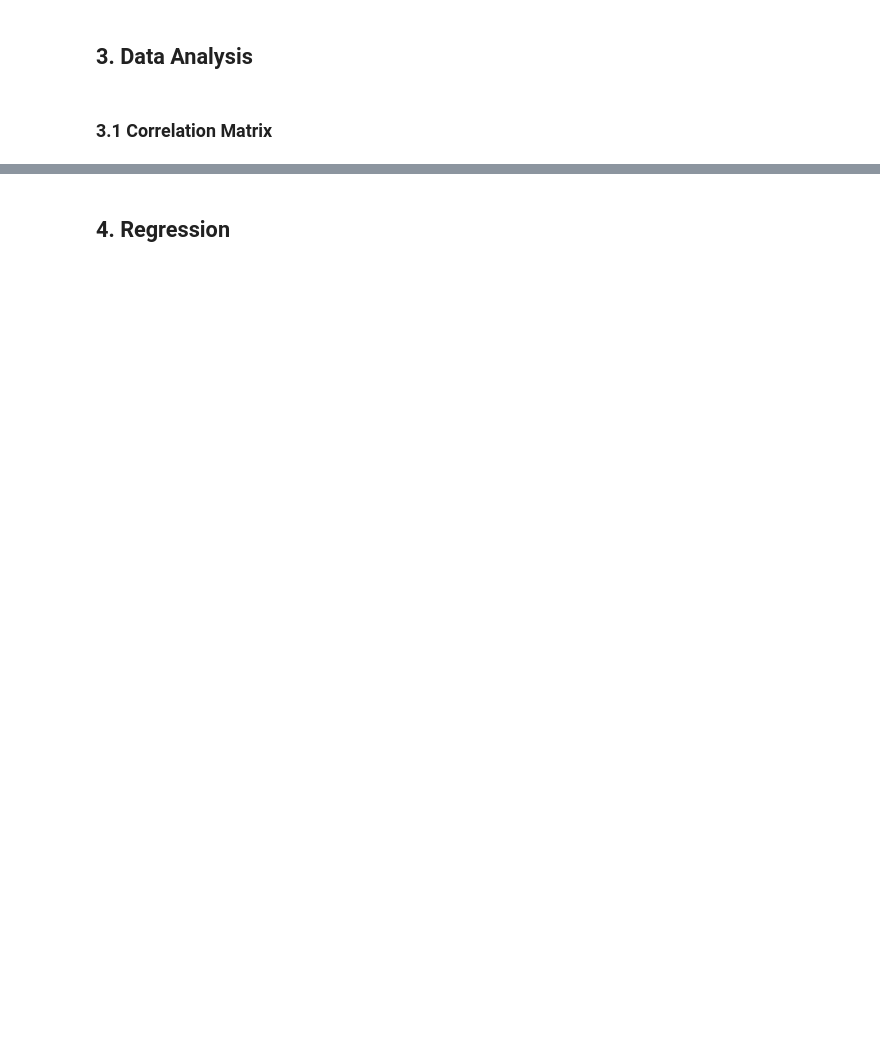
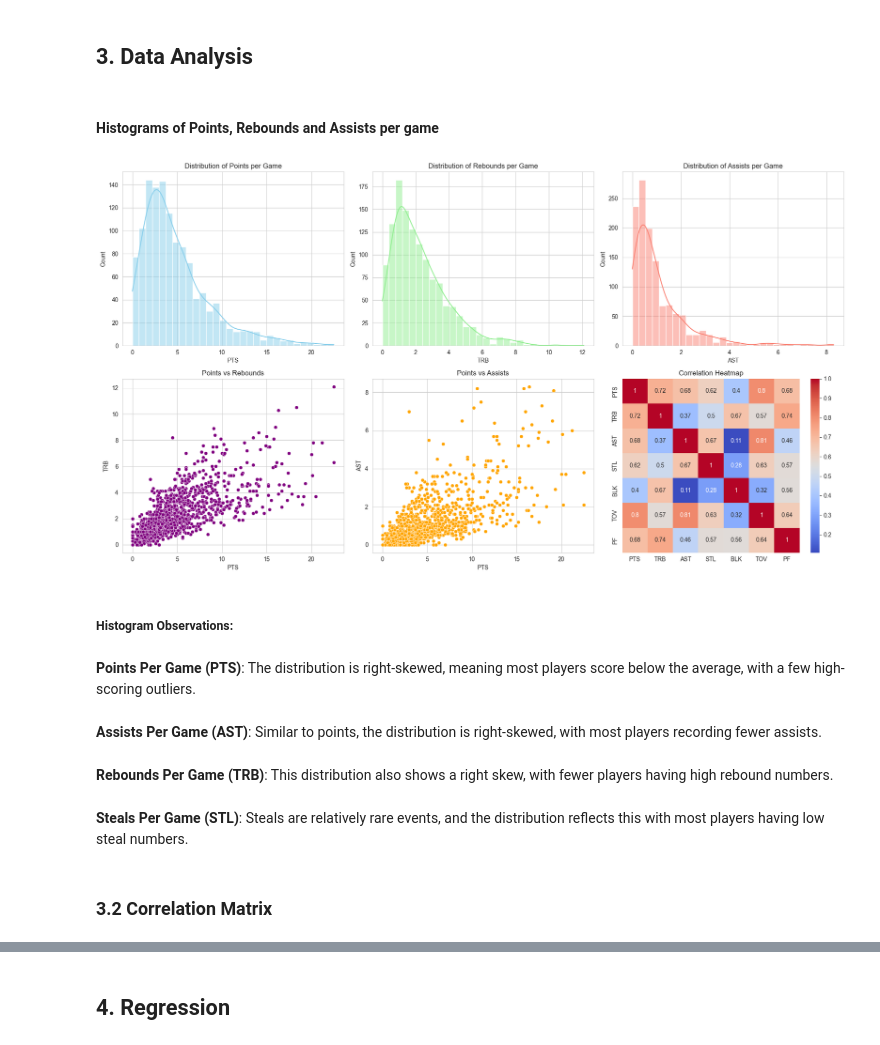
Before and after one commit to ywateba/fds_2023_project, a Jupyter notebook: final_project.ipynb, the cells around one changed output, grey strips where cells are left out. Cells and saved outputs as stored; diff of their text form; code cells hidden in the pictures; blank space fills up the shorter version.

```diff
--- a/final_project.ipynb
+++ b/final_project.ipynb
@@ -367,5 +502,56 @@ Counter({'SG': 339, 'PG': 249, 'PF': 246, 'SF': 232, 'C': 184})
 # %% [markdown]
 ## 3. Data Analysis
+# %% [markdown]
+#### Histograms of Points, Rebounds and Assists per game
+# %%
+def plot(df):
+    # Set the aesthetic style of the plots
+    sns.set_style("whitegrid")
+
+    # Create a figure with multiple subplots
+    fig, axes = plt.subplots(nrows=2, ncols=3, figsize=(18, 10))
+
+    # Points per game distribution
+    sns.histplot(df['PTS'], kde=True, ax=axes[0, 0], bins=30, color='skyblue')
+    axes[0, 0].set_title('Distribution of Points per Game')
+
+    # Rebounds per game distribution
+    sns.histplot(df['TRB'], kde=True, ax=axes[0, 1], bins=30, color='lightgreen')
+    axes[0, 1].set_title('Distribution of Rebounds per Game')
+
+    # Assists per game distribution
+    sns.histplot(df['AST'], kde=True, ax=axes[0, 2], bins=30, color='salmon')
+    axes[0, 2].set_title('Distribution of Assists per Game')
+
+    # Scatter plot of Points vs Rebounds
+    sns.scatterplot(x='PTS', y='TRB', data=df, ax=axes[1, 0], color='purple')
+    axes[1, 0].set_title('Points vs Rebounds')
+
+    # Scatter plot of Points vs Assists
+    sns.scatterplot(x='PTS', y='AST', data=df, ax=axes[1, 1], color='orange')
+    axes[1, 1].set_title('Points vs Assists')
+
+    # Correlation heatmap
+    corr = df[['PTS', 'TRB', 'AST', 'STL', 'BLK', 'TOV', 'PF']].corr()
+    sns.heatmap(corr, annot=True, cmap='coolwarm', ax=axes[1, 2])
+    axes[1, 2].set_title('Correlation Heatmap')
+
+    plt.tight_layout()
+    plt.show()
+# %%
+plot(rookies_df)
+# %% [output]
+[figure, added]
+# %% [markdown]
+##### Histogram Observations:
+# %% [markdown]
+**Points Per Game (PTS)**: The distribution is right-skewed, meaning most players score below the average, with a few high-scoring outliers.
+# %% [markdown]
+**Assists Per Game (AST)**: Similar to points, the distribution is right-skewed, with most players recording fewer assists.
+# %% [markdown]
+**Rebounds Per Game (TRB)**: This distribution also shows a right skew, with fewer players having high rebound numbers.
+# %% [markdown]
+**Steals Per Game (STL)**: Steals are relatively rare events, and the distribution reflects this with most players having low steal numbers.
 # %% [markdown]
-### 3.1 Correlation Matrix
+### 3.2 Correlation Matrix
 # %%
```
Also changed, not shown: parts of 40 cells of this notebook.
